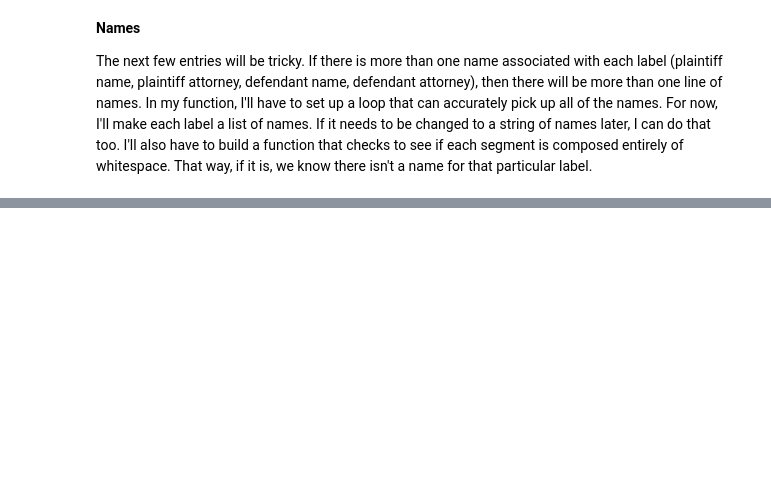
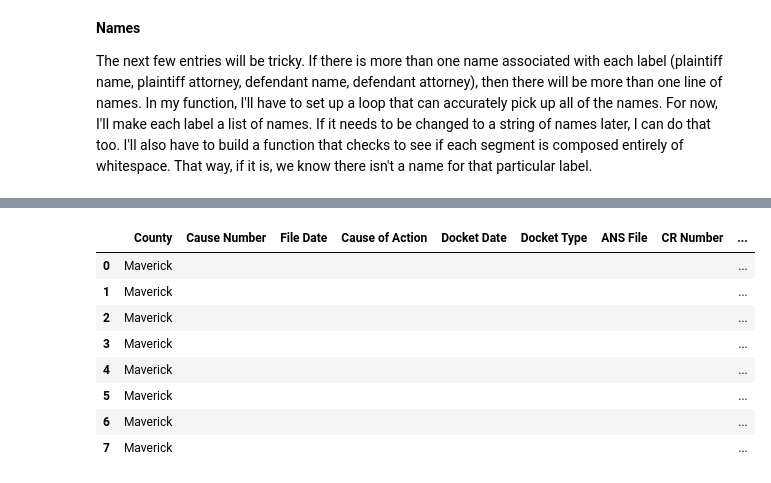
Before and after one commit to District-Court-293rd/293rd_pending_cases, a Jupyter notebook: jsmith_workbook.ipynb, the cells around one changed output, grey strips where cells are left out. Cells and saved outputs as stored; diff of their text form; code cells hidden in the pictures; blank space fills up the shorter version.

```diff
--- a/jsmith_workbook.ipynb
+++ b/jsmith_workbook.ipynb
@@ -300,6 +314,6 @@ case_dict['Docket Date'] = docket_date
 # %% [markdown]
 __Docket Type__
 # %%
-docket_type = case_info[0][68:].strip()
+docket_type = case_info[0][68:86].strip()
 docket_type
 # %% [output]
@@ -317,0 +326,3 @@ I still need to figure this one out.
+# %%
+ans_date = case_info[0][86:].strip()
+ans_date
@@ -317,0 +336,3 @@ I still need to figure this one out.
+# %%
+cr_num = case_info[0][96:].strip()
+cr_num
@@ -382,0 +599,15 @@ case_dict
+# %%
+#For testing
+df = build_cases_dataframe('/Users/johnathonsmith/Downloads/293RDCV.PEND.CASE_1642601189564_-1416322429.pdf')
+# %%
+df
+# %% [output]
+|  | County | Cause Number | File Date | Cause of Action | Docket Date | Docket Type | ANS File | CR Number | ... |
+| 0 | Maverick |  |  |  |  |  |  |  | ... |
+| 1 | Maverick |  |  |  |  |  |  |  | ... |
+| 2 | Maverick |  |  |  |  |  |  |  | ... |
+| 3 | Maverick |  |  |  |  |  |  |  | ... |
+| 4 | Maverick |  |  |  |  |  |  |  | ... |
+| 5 | Maverick |  |  |  |  |  |  |  | ... |
+| 6 | Maverick |  |  |  |  |  |  |  | ... |
+| 7 | Maverick |  |  |  |  |  |  |  | ... |
```
Also changed, not shown: parts of 38 cells of this notebook.
